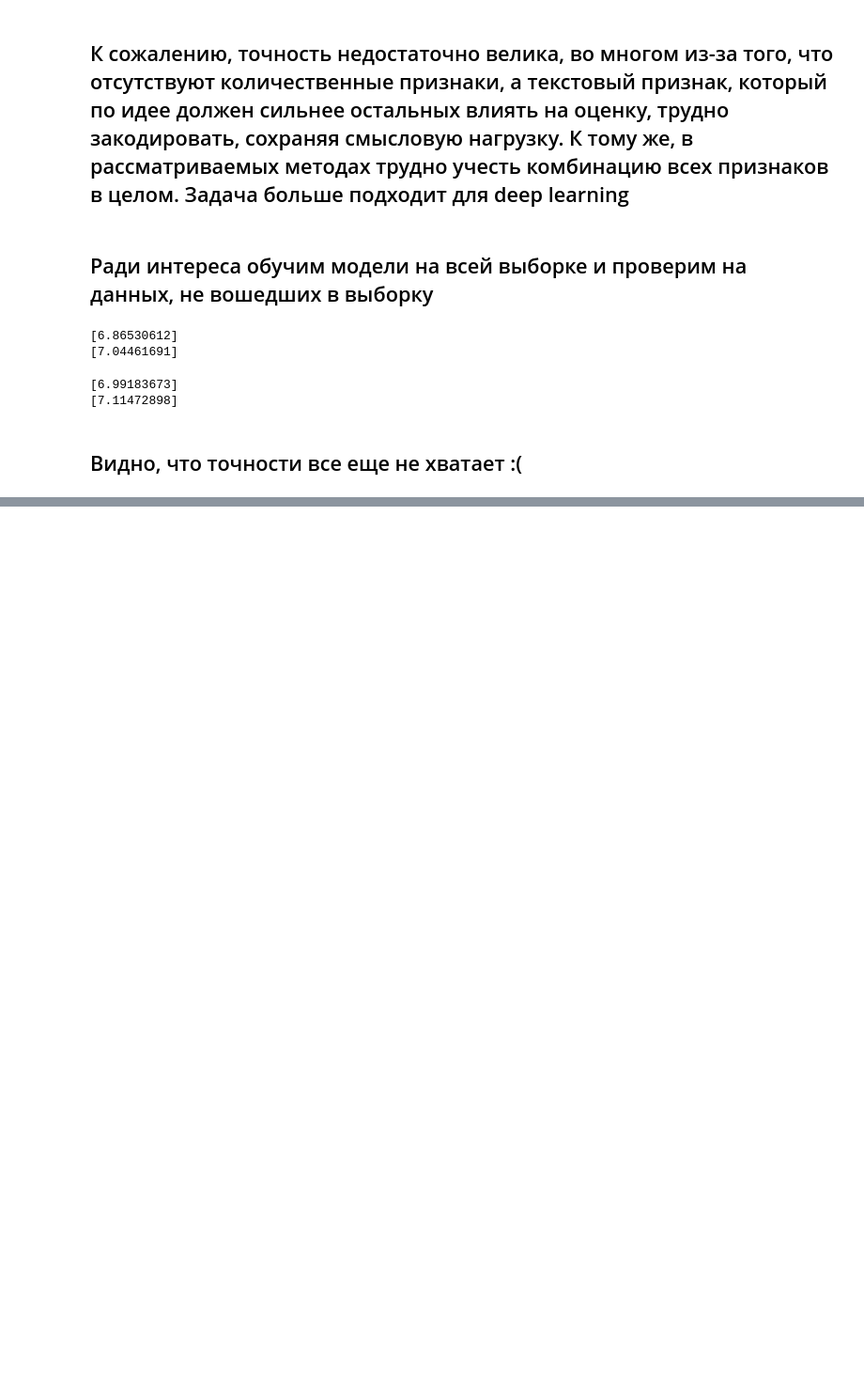
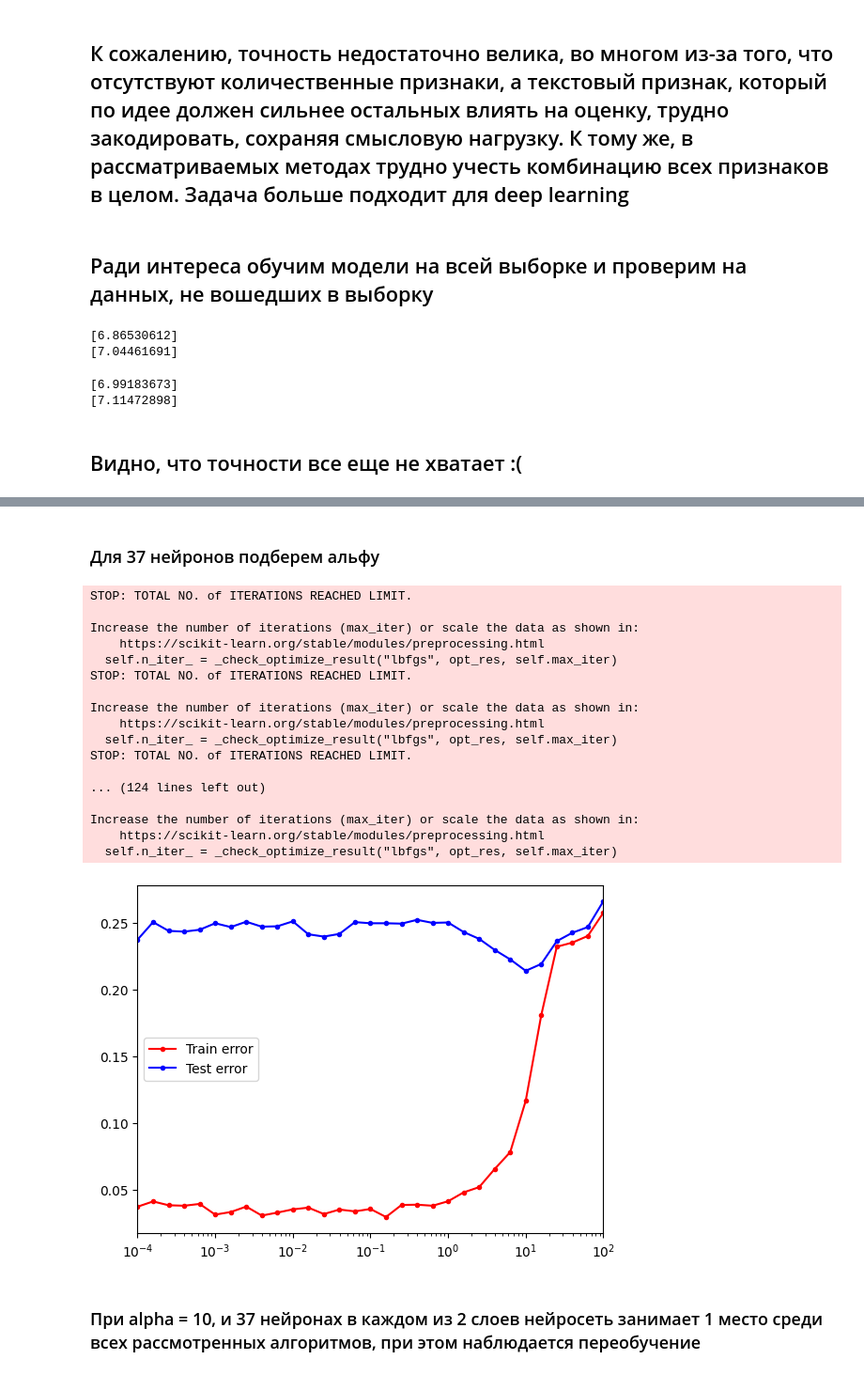
Before and after one commit to KimNikita/machine-learning-practice, a Jupyter notebook: Anime rating prediction.ipynb, the cells around one changed output, grey strips where cells are left out. Shown at 94% size. Drawn from its saved outputs; the diff is of its cells as text; code cells hidden in the pictures; blank space fills up the shorter version.

```diff
--- a/Anime rating prediction.ipynb
+++ b/Anime rating prediction.ipynb
@@ -756,0 +820,41 @@ print(svm_model.predict([coefs]))
+# %% [markdown]
+### Для 37 нейронов подберем альфу
+# %%
+alpha_arr = np.logspace(-4, 2, 31)
+err_train = []
+err_test = []
+for alpha in alpha_arr:
+    model = MLPRegressor(alpha=alpha,
+                          hidden_layer_sizes = (37,37),
+                          solver = 'lbfgs',
+                          activation = 'logistic',
+                          random_state = 42)
+    model.fit(X_train, y_train)
+    err_train.append(1-my_score(model.predict(X_train), y_train))
+    err_test.append(1-my_score(model.predict(X_test), y_test))
+plt.semilogx(alpha_arr, err_train, '.-r', label = 'Train error')
+plt.semilogx(alpha_arr, err_test, '.-b', label = 'Test error')
+plt.legend(loc = 0)
+plt.xlim([np.min(alpha_arr), np.max(alpha_arr)])
+pass
+# %% [output]
+STOP: TOTAL NO. of ITERATIONS REACHED LIMIT.
+
+Increase the number of iterations (max_iter) or scale the data as shown in:
+    https://scikit-learn.org/stable/modules/preprocessing.html
+  self.n_iter_ = _check_optimize_result("lbfgs", opt_res, self.max_iter)
+STOP: TOTAL NO. of ITERATIONS REACHED LIMIT.
+
+Increase the number of iterations (max_iter) or scale the data as shown in:
+    https://scikit-learn.org/stable/modules/preprocessing.html
+  self.n_iter_ = _check_optimize_result("lbfgs", opt_res, self.max_iter)
+STOP: TOTAL NO. of ITERATIONS REACHED LIMIT.
+
+... (124 lines left out)
+
+Increase the number of iterations (max_iter) or scale the data as shown in:
+    https://scikit-learn.org/stable/modules/preprocessing.html
+  self.n_iter_ = _check_optimize_result("lbfgs", opt_res, self.max_iter)
+[figure, added]
+# %% [markdown]
+### При alpha = 10, и 37 нейронах в каждом из 2 слоев нейросеть занимает 1 место среди всех рассмотренных алгоритмов, при этом наблюдается переобучение
```
Also changed, not shown: parts of 25 cells of this notebook.
